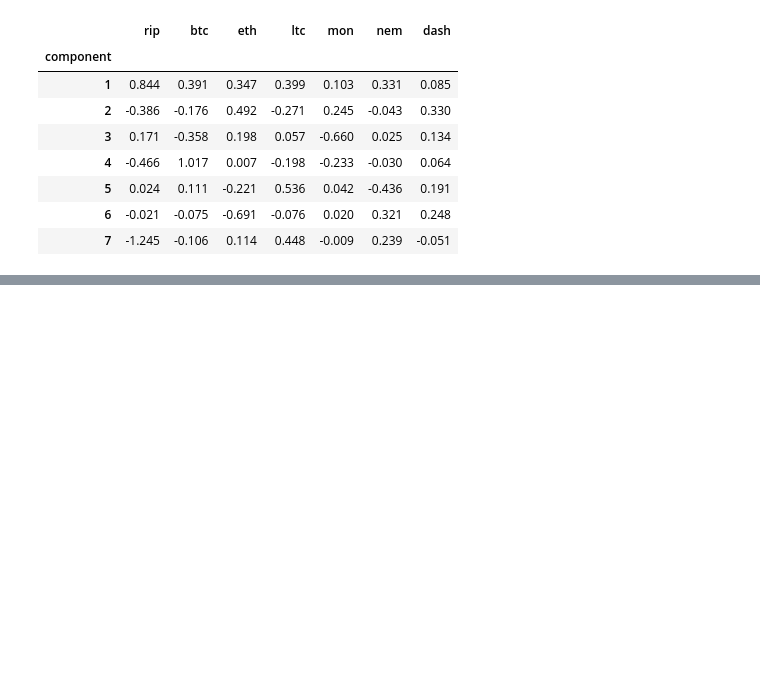
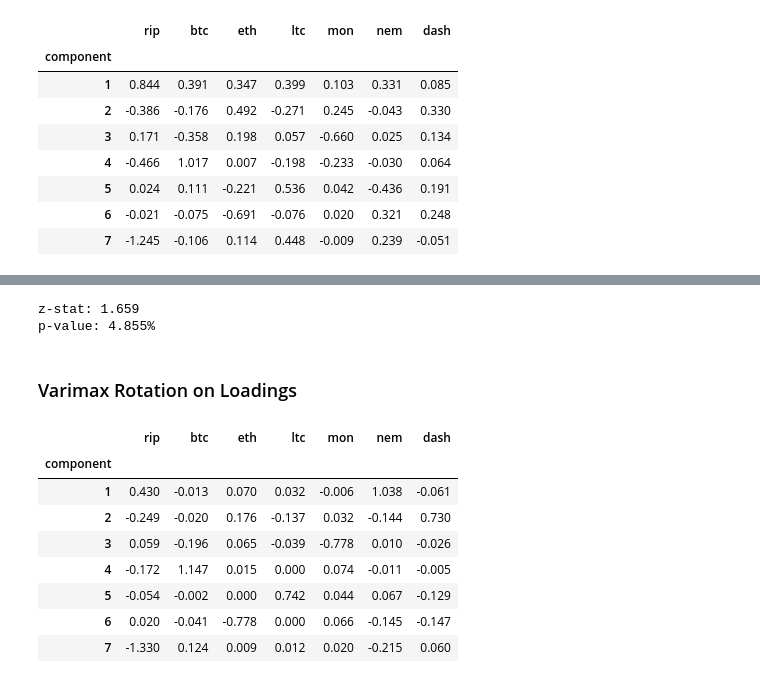
Before and after one commit to LavenderViking/AM205-crypto-analysis, a Jupyter notebook: pca_playground.ipynb, the cells around one changed output, grey strips where cells are left out. Cells and saved outputs as stored; diff of their text form; code cells hidden in the pictures; blank space fills up the shorter version.

```diff
--- a/pca_playground.ipynb
+++ b/pca_playground.ipynb
@@ -25,6 +31,8 @@ def load_returns_matrix (files, tdelta=pd.Timedelta(days=30), center=True,
     Args:
         files (list of tuples): (asset name, file path) tuples. Asset name
             used in column headers for DF.
+        tdelta (Timedelta, default 30 days): Time period over which to compute
+            rolling returns.
 
     Returns:
         dfout (DataFrame): Returns without centering/scaling.
@@ -282,10 +293,10 @@ PC2: 0.00
 # %%
 # Calc loadings and put into DataFrame.
-loadings = eigvecs * np.sqrt(np.abs(eigvals))
-idx = pd.Series([i + 1 for i in range(p)], name='component')
-
-df_loadings = pd.DataFrame(loadings, columns=df_returns.columns, index=idx)
-df_loadings
+loadings = np.matrix(eigvecs * np.sqrt(np.abs(eigvals)))
+idx_loading = pd.Series([i + 1 for i in range(p)], name='component')
+df_loadings = pd.DataFrame(loadings, columns=df_returns.columns,
+                           index=idx_loading)
+display(df_loadings)
 # %% [output]
 |  | rip | btc | eth | ltc | mon | nem | dash |
 | component |  |  |  |  |  |  |  |
@@ -312,0 +376,52 @@ df_eigvec_svd['V1'].sum(axis=0)
+# %%
+# Perform proportion z-test using total counts that a crypto pair had the
+# same loading signs.
+
+total_same_sign = sum(same_sign_counts)
+total_obs = ss_n_components * len(same_sign_df.index)
+zstat, pval = proportions_ztest(total_same_sign,
+                                nobs=total_obs,
+                                value=null_hypo_value,
+                                alternative='larger',
+                                prop_var=null_hypo_value)
+
+print('z-stat: {:.3f}\np-value: {:.3%}'.format(zstat, pval))
+# %% [output]
+z-stat: 1.659
+p-value: 4.855%
+# %% [markdown]
+### Varimax Rotation on Loadings
+# %%
+def varimax(X, gamma = 1.0, q = 20, tol = 1e-6):
+    p,k = X.shape
+    R = spy.eye(k)
+    d=0
+    for i in range(q):
+        d_old = d
+        Lam = spy.dot(X, R)
+        u,s,vh = spy.linalg.svd(spy.dot(X.T,spy.asarray(Lam)**3 -
+                                        (gamma/p) *
+                                        spy.dot(Lam,
+                                                spy.diag(spy.diag(spy.dot(
+                                                    Lam.T,Lam))))))
+        R = spy.dot(u,vh)
+        d = spy.sum(s)
+        if d_old!=0 and d/d_old < 1 + tol: break
+    return spy.dot(X, R)
+# %%
+# Rotate loadings using Varimax rotation matrix.
+
+loadings_rot = np.matrix(varimax(loadings))
+df_loadings_rot = pd.DataFrame(loadings_rot, columns=df_returns.columns,
+                               index=idx_loading)
+display(df_loadings_rot.round(3))
+# %% [output]
+|  | rip | btc | eth | ltc | mon | nem | dash |
+| component |  |  |  |  |  |  |  |
+| 1 | 0.430 | -0.013 | 0.070 | 0.032 | -0.006 | 1.038 | -0.061 |
+| 2 | -0.249 | -0.020 | 0.176 | -0.137 | 0.032 | -0.144 | 0.730 |
+| 3 | 0.059 | -0.196 | 0.065 | -0.039 | -0.778 | 0.010 | -0.026 |
+| 4 | -0.172 | 1.147 | 0.015 | 0.000 | 0.074 | -0.011 | -0.005 |
+| 5 | -0.054 | -0.002 | 0.000 | 0.742 | 0.044 | 0.067 | -0.129 |
+| 6 | 0.020 | -0.041 | -0.778 | 0.000 | 0.066 | -0.145 | -0.147 |
+| 7 | -1.330 | 0.124 | 0.009 | 0.012 | 0.020 | -0.215 | 0.060 |
```
Also changed, not shown: parts of 15 cells of this notebook, 9 other files.
